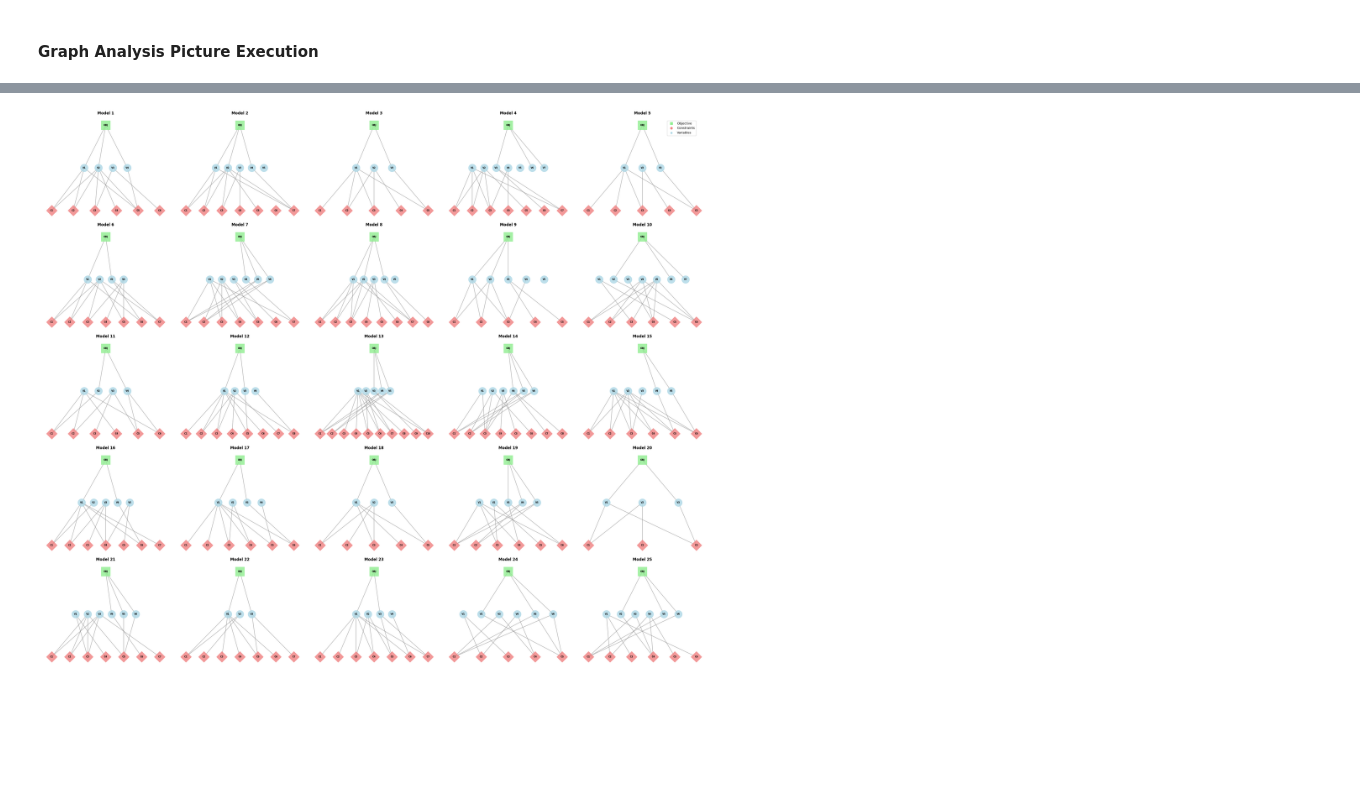
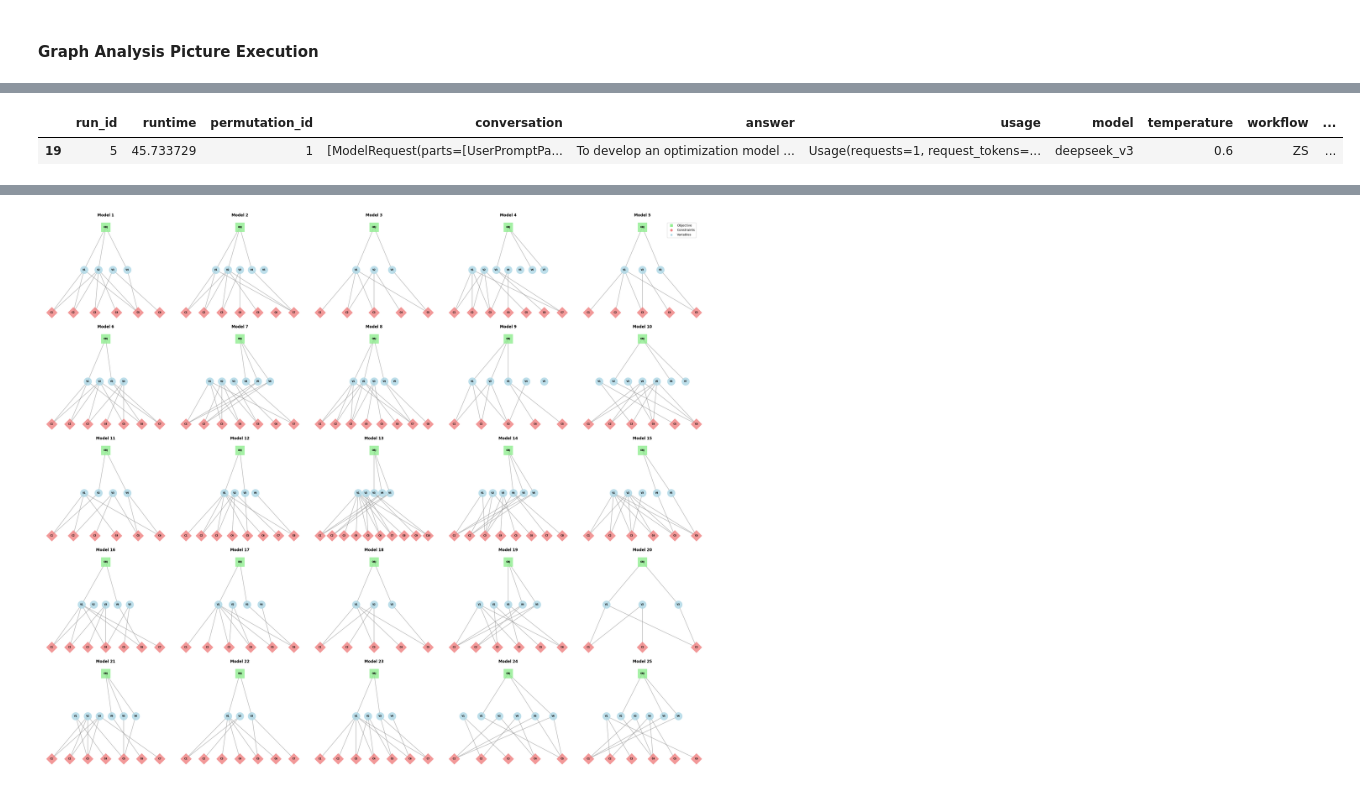
Before and after one commit to joernmht/raiLPminerExperimentation, a Jupyter notebook: raiLPminer_submitted.ipynb, the cells around one changed output, grey strips where cells are left out. Cells and saved outputs as stored; diff of their text form; code cells hidden in the pictures; blank space fills up the shorter version.

```diff
--- a/raiLPminer_submitted.ipynb
+++ b/raiLPminer_submitted.ipynb
@@ -3194,0 +3234,6 @@ df_processed=analyze_lp_models(df, graph_column='graph')
+# %%
+pd.set_option('display.max_columns', 500)
+df_processed.loc[[19]]
+# %% [output]
+|  | run_id | runtime | permutation_id | conversation | answer | usage | model | temperature | workflow | ... |
+| 19 | 5 | 45.733729 | 1 | [ModelRequest(parts=[UserPromptPa... | To develop an optimization model ... | Usage(requests=1, request_tokens=... | deepseek_v3 | 0.6 | ZS | ... |
```
Also changed, not shown: parts of 9 cells of this notebook, 3 other files.
